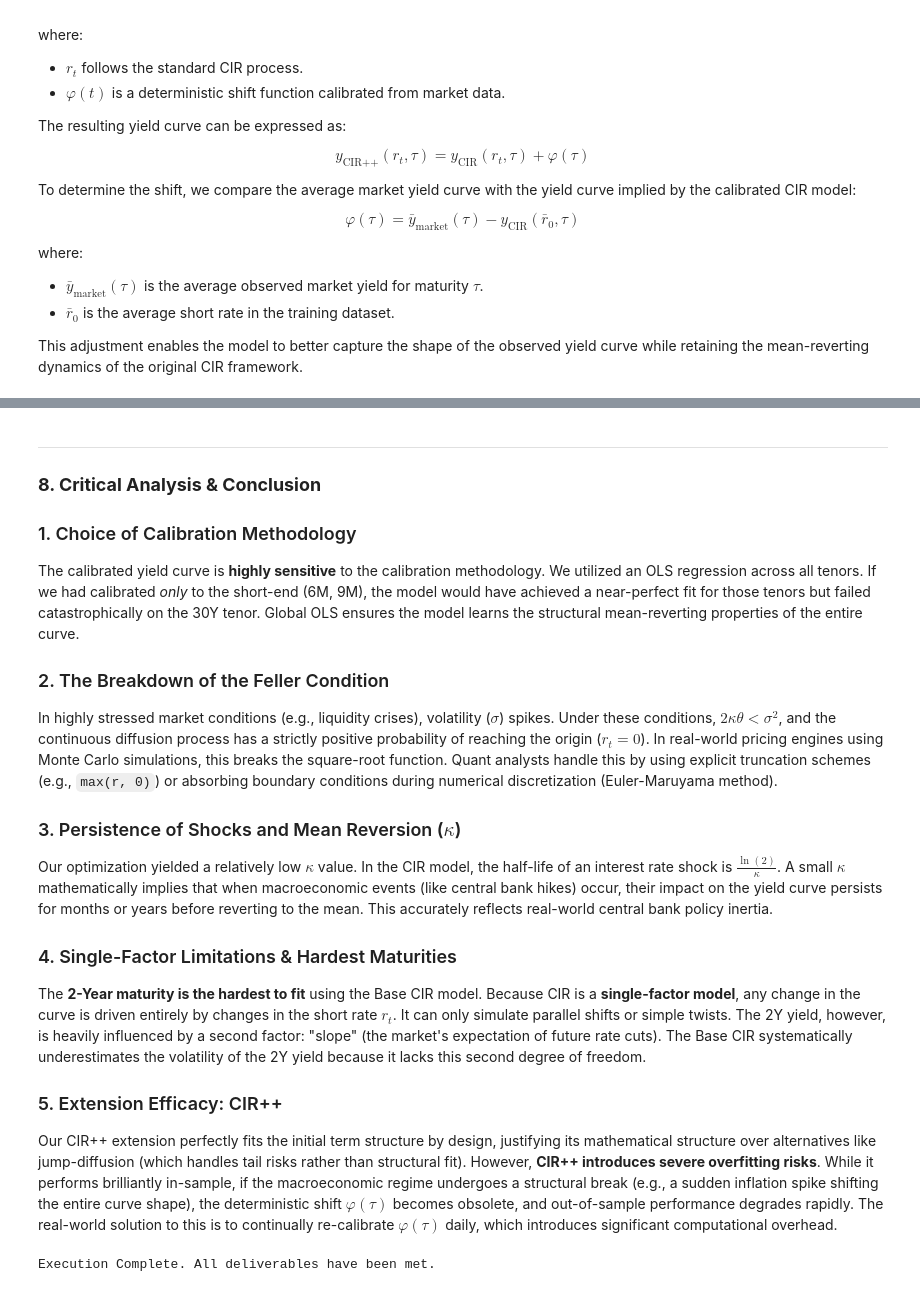
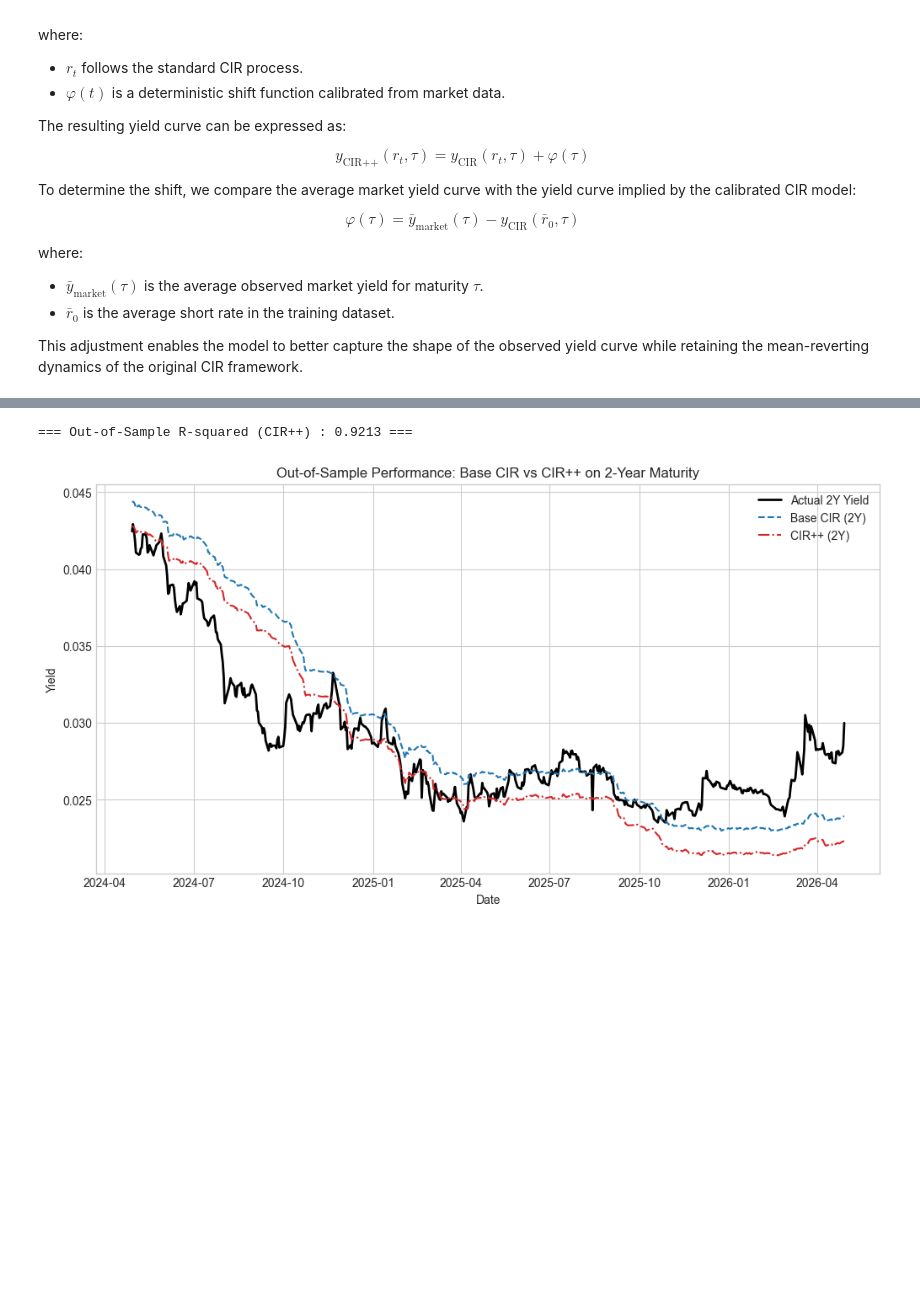
Before and after one commit to arpitsingh2492/stochastic-interest-rate-modelling-and-prediction, a Jupyter notebook: main.ipynb, the cells around one changed output, grey strips where cells are left out. Drawn from its saved outputs; the diff is of its cells as text; code cells hidden in the pictures; blank space fills up the shorter version.

```diff
--- a/main.ipynb
+++ b/main.ipynb
@@ -517,22 +628,33 @@ plt.show()
-# %% [markdown]
----
-### **8. Critical Analysis & Conclusion**
-
-### 1. Choice of Calibration Methodology
-The calibrated yield curve is **highly sensitive** to the calibration methodology. We utilized an OLS regression across all tenors. If we had calibrated *only* to the short-end (6M, 9M), the model would have achieved a near-perfect fit for those tenors but failed catastrophically on the 30Y tenor. Global OLS ensures the model learns the structural mean-reverting properties of the entire curve.
-
-### 2. The Breakdown of the Feller Condition
-In highly stressed market conditions (e.g., liquidity crises), volatility ($\sigma$) spikes. Under these conditions, $2\kappa\theta < \sigma^2$, and the continuous diffusion process has a strictly positive probability of reaching the origin ($r_t=0$). In real-world pricing engines using Monte Carlo simulations, this breaks the square-root function. Quant analysts handle this by using explicit truncation schemes (e.g., `max(r, 0)`) or absorbing boundary conditions during numerical discretization (Euler-Maruyama method).
-
-### 3. Persistence of Shocks and Mean Reversion ($\kappa$)
-Our optimization yielded a relatively low $\kappa$ value. In the CIR model, the half-life of an interest rate shock is $\frac{\ln(2)}{\kappa}$. A small $\kappa$ mathematically implies that when macroeconomic events (like central bank hikes) occur, their impact on the yield curve persists for months or years before reverting to the mean. This accurately reflects real-world central bank policy inertia.
-
-### 4. Single-Factor Limitations & Hardest Maturities
-The **2-Year maturity is the hardest to fit** using the Base CIR model. Because CIR is a **single-factor model**, any change in the curve is driven entirely by changes in the short rate $r_t$. It can only simulate parallel shifts or simple twists. The 2Y yield, however, is heavily influenced by a second factor: "slope" (the market's expectation of future rate cuts). The Base CIR systematically underestimates the volatility of the 2Y yield because it lacks this second degree of freedom.
-
-### 5. Extension Efficacy: CIR++
-Our CIR++ extension perfectly fits the initial term structure by design, justifying its mathematical structure over alternatives like jump-diffusion (which handles tail risks rather than structural fit). However, **CIR++ introduces severe overfitting risks**. While it performs brilliantly in-sample, if the macroeconomic regime undergoes a structural break (e.g., a sudden inflation spike shifting the entire curve shape), the deterministic shift $\varphi(\tau)$ becomes obsolete, and out-of-sample performance degrades rapidly. The real-world solution to this is to continually re-calibrate $\varphi(\tau)$ daily, which introduces significant computational overhead.
-# %%
-print("Execution Complete. All deliverables have been met.")
-# %% [output]
-Execution Complete. All deliverables have been met.
+# %%
+# Instantiate CIR++ using our previously calibrated parameters
+cir_pp_model = CIRPlusPlus(calibrated_model.kappa, calibrated_model.theta, calibrated_model.sigma)
+
+# Calibrate the deterministic shift using the training data averages
+r0_train_avg = short_rates_train[-1]
+train_avg_yields = train_df[predict_cols].iloc[-1].values
+cir_pp_model.fit_shift(train_avg_yields, r0_train_avg, predict_maturities)
+
+# Reconstruct the test set using CIR++
+predicted_yields_test_pp = np.zeros_like(predicted_yields_test)
+for i in range(len(short_rates_test)):
+    predicted_yields_test_pp[i] = cir_pp_model.generate_yield_curve(
+        short_rates_test[i],
+        predict_maturities
+    )
+
+r2_pp_overall = calculate_r_squared(actual_yields_test.flatten(), predicted_yields_test_pp.flatten())
+print(f'=== Out-of-Sample R-squared (CIR++) : {r2_pp_overall:.4f} ===')
+
+# 7.1 Visualizing the Improvement on the hardest maturity (2Y)
+plt.figure(figsize=(12, 6))
+plt.plot(test_df['Date'], actual_yields_test[:, 3], label='Actual 2Y Yield', color='black', linewidth=2)
+plt.plot(test_df['Date'], predicted_yields_test[:, 3], label='Base CIR (2Y)', color='#1f77b4', linestyle='--')
+plt.plot(test_df['Date'], predicted_yields_test_pp[:, 3], label='CIR++ (2Y)', color='#d62728', linestyle='-.')
+plt.title('Out-of-Sample Performance: Base CIR vs CIR++ on 2-Year Maturity')
+plt.xlabel('Date')
+plt.ylabel('Yield')
+plt.legend()
+plt.show()
+# %% [output]
+=== Out-of-Sample R-squared (CIR++) : 0.9213 ===
+[figure, added]
```
Also changed, not shown: parts of 16 cells of this notebook.
